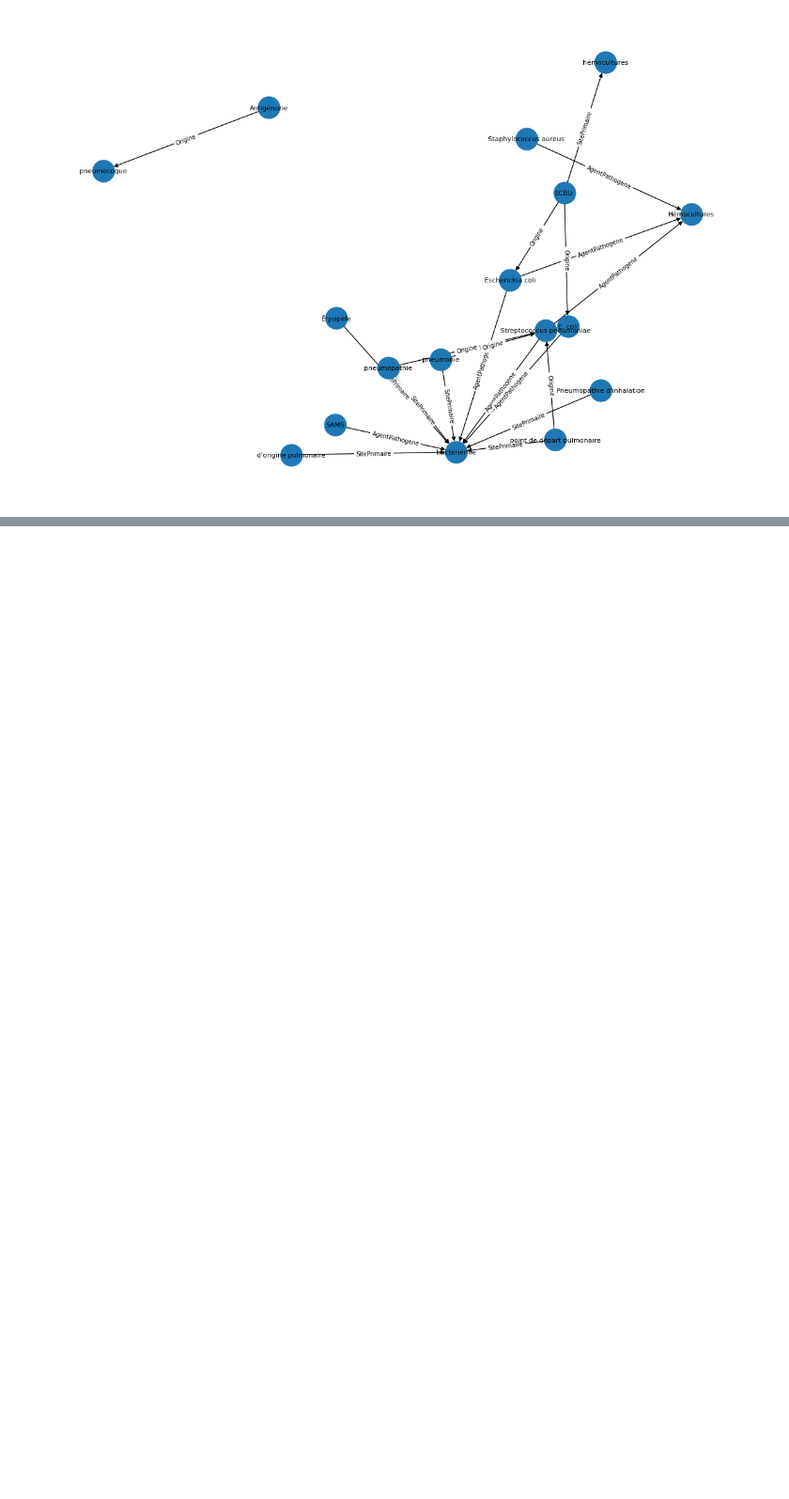
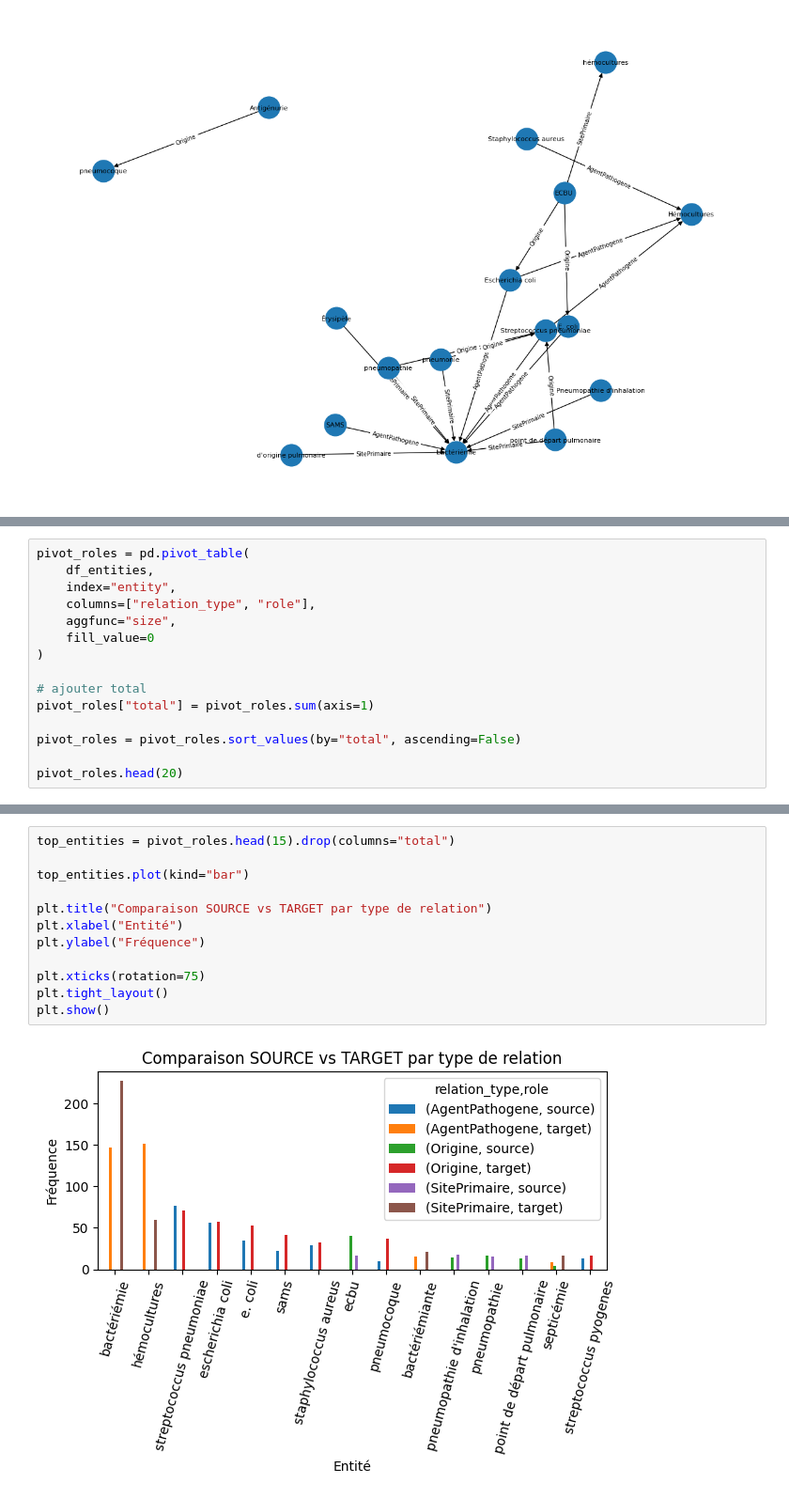
Before and after one commit to PJGouze/KG_RAG, a Jupyter notebook: KG_RAG/tests_and_req/statistiques_partages.ipynb, the cells around one changed output, grey strips where cells are left out. Shown at 94% size. Saved outputs shown, nothing was run; the diff lists cells and outputs as text; blank space fills up the shorter version.

Commit message:
ajout des stat des JSON PARTAGES

```diff
--- a/KG_RAG/tests_and_req/statistiques_partages.ipynb
+++ b/KG_RAG/tests_and_req/statistiques_partages.ipynb
@@ -192,0 +275,15 @@ plt.show()
+# %%
+pivot_roles = pd.pivot_table(
+    df_entities,
+    index="entity",
+    columns=["relation_type", "role"],
+    aggfunc="size",
+    fill_value=0
+)
+
+# ajouter total
+pivot_roles["total"] = pivot_roles.sum(axis=1)
+
+pivot_roles = pivot_roles.sort_values(by="total", ascending=False)
+
+pivot_roles.head(20)
@@ -192,0 +310,14 @@ plt.show()
+# %%
+top_entities = pivot_roles.head(15).drop(columns="total")
+
+top_entities.plot(kind="bar")
+
+plt.title("Comparaison SOURCE vs TARGET par type de relation")
+plt.xlabel("Entité")
+plt.ylabel("Fréquence")
+
+plt.xticks(rotation=75)
+plt.tight_layout()
+plt.show()
+# %% [output]
+[figure, added]
```
Also changed, not shown: parts of 8 cells of this notebook.
